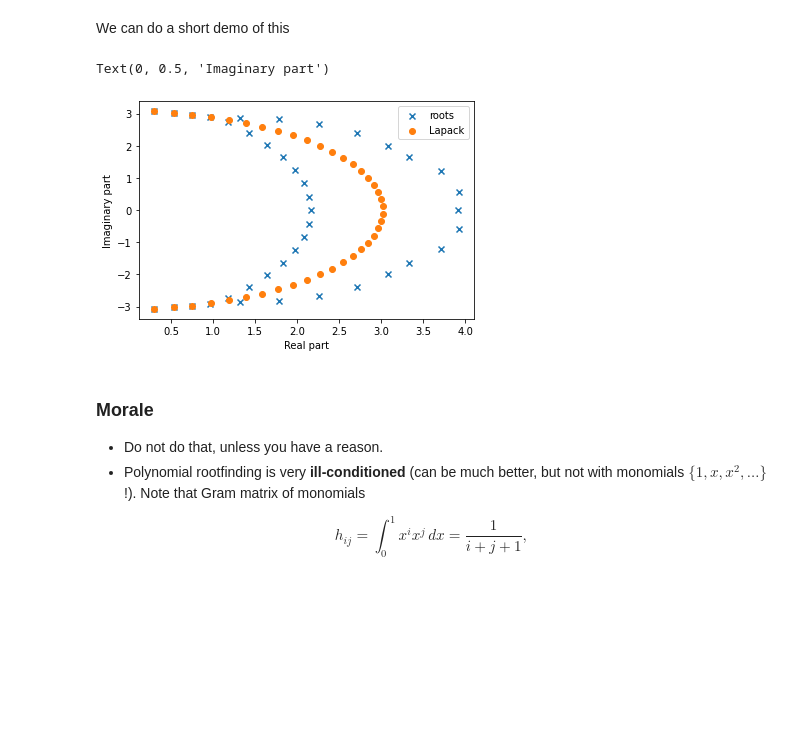
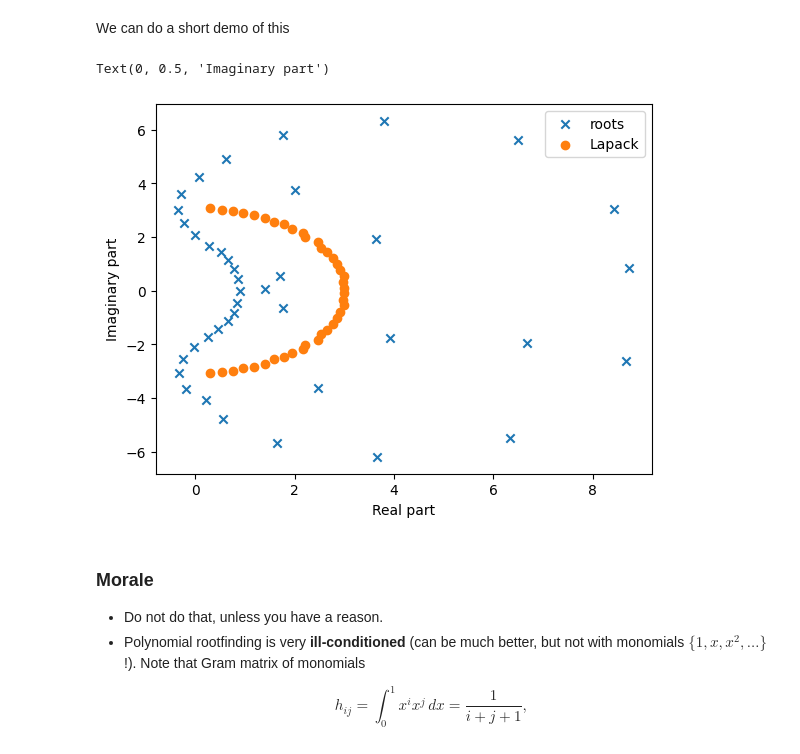
Before and after one commit to oseledets/nla2022, a Jupyter notebook: lectures/lecture-7/lecture-7.ipynb, the cells around one changed output. Cells and saved outputs as stored; diff of their text form; code cells hidden in the pictures; blank space fills up the shorter version.

```diff
--- a/lectures/lecture-7/lecture-7.ipynb
+++ b/lectures/lecture-7/lecture-7.ipynb
@@ -214,28 +213,29 @@ $$p(\lambda) = \det(A - \lambda I)$$
 # %% [markdown]
 We can do a short demo of this
 # %%
-import numpy as jnp
+import matplotlib.pyplot as plt
+import jax.numpy as jnp
 import jax
 n = 40
 a = [[1.0 / (i - j + 0.5) for i in range(n)] for j in range(n)]
 a = jnp.array(a)
 ev = jnp.linalg.eigvals(a)
 #There is a special numpy function for chacteristic polynomial
 cf = jnp.poly(a)
 ev_roots = jnp.roots(cf)
 #print('Coefficients of the polynomial:', cf)
 #print('Polynomial roots:', ev_roots)
 plt.scatter(ev_roots.real, ev_roots.imag, marker='x', label='roots')
-b = a + 0 * jax.random.normal(jax.random.PRNGKey(0,), (n, n))
+b = a + 1e-2 * jax.random.normal(jax.random.PRNGKey(0,), (n, n))
 ev_b = jnp.linalg.eigvals(b)
 plt.scatter(ev_b.real, ev_b.imag, marker='o', label='Lapack')
 #plt.scatter(ev_roots.real, ev_roots.imag, marker='o', label='Brute force')
 plt.legend(loc='best')
 plt.xlabel('Real part')
 plt.ylabel('Imaginary part')
 # %% [output]
 Text(0, 0.5, 'Imaginary part')
-[figure, old version]
+[figure, new version]
 # %% [markdown]
 ### Morale
 
```
Also changed, not shown: parts of 3 cells of this notebook, 2 other files.
